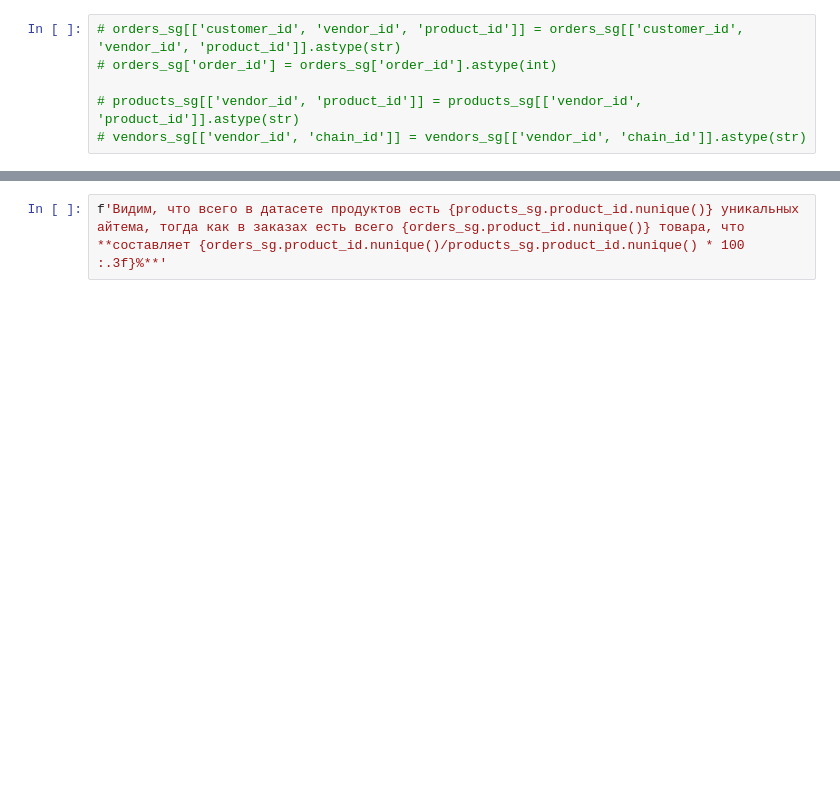
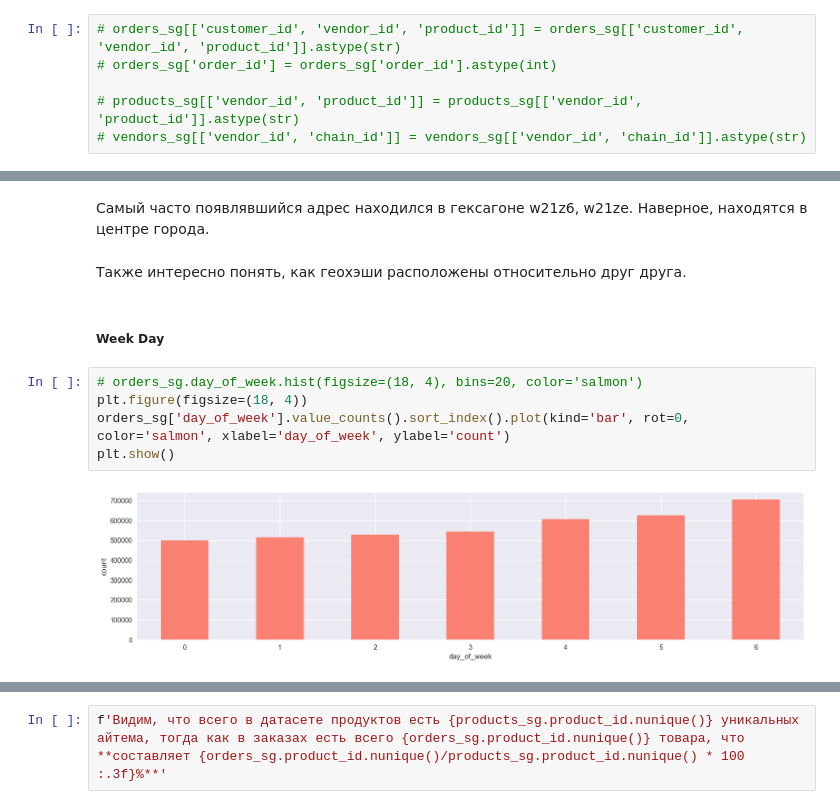
Before and after one commit to natalia-sd/RecSys_ShopCartPred, a Jupyter notebook: EDA.ipynb, the cells around one changed output, grey strips where cells are left out. Cells and saved outputs as stored; diff of their text form; blank space fills up the shorter version.

```diff
--- a/EDA.ipynb
+++ b/EDA.ipynb
@@ -358,0 +479,13 @@ VBox(children=(HBox(children=(IntProgress(value=0, description='0.00%', max=2514
+# %% [markdown]
+Самый часто появлявшийся адрес находился в гексагоне w21z6, w21ze. Наверное, находятся в центре города.
+# %% [markdown]
+Также интересно понять, как геохэши расположены относительно друг друга.
+# %% [markdown]
+##### Week Day
+# %%
+# orders_sg.day_of_week.hist(figsize=(18, 4), bins=20, color='salmon')
+plt.figure(figsize=(18, 4))
+orders_sg['day_of_week'].value_counts().sort_index().plot(kind='bar', rot=0, color='salmon', xlabel='day_of_week', ylabel='count')
+plt.show()
+# %% [output]
+[figure, added]
```
Also changed, not shown: parts of 157 cells of this notebook.
